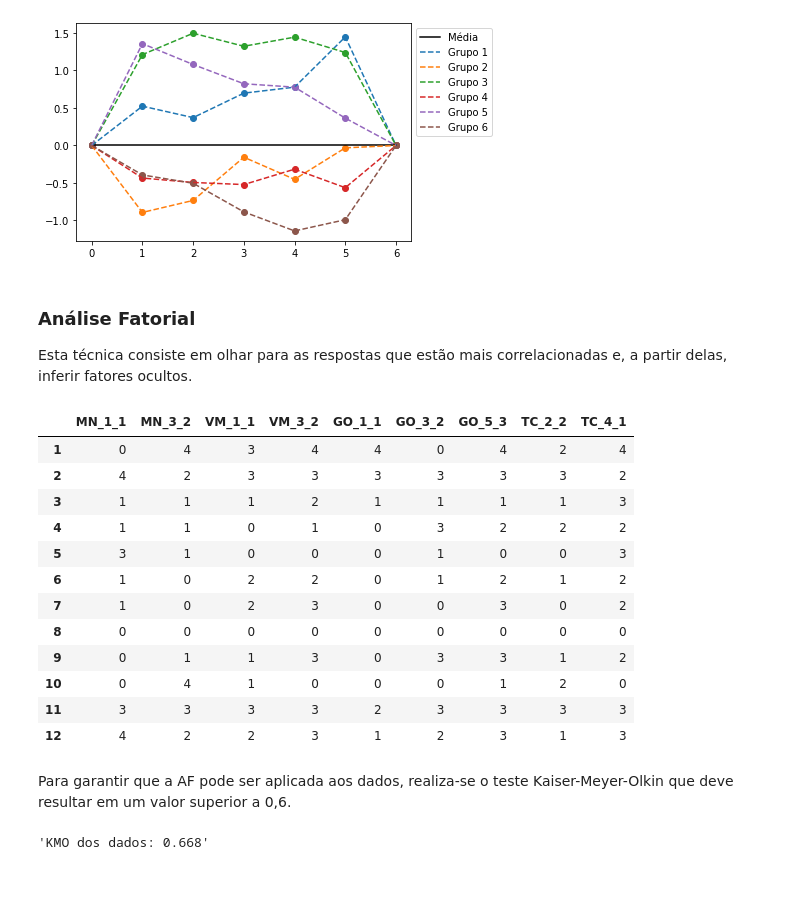
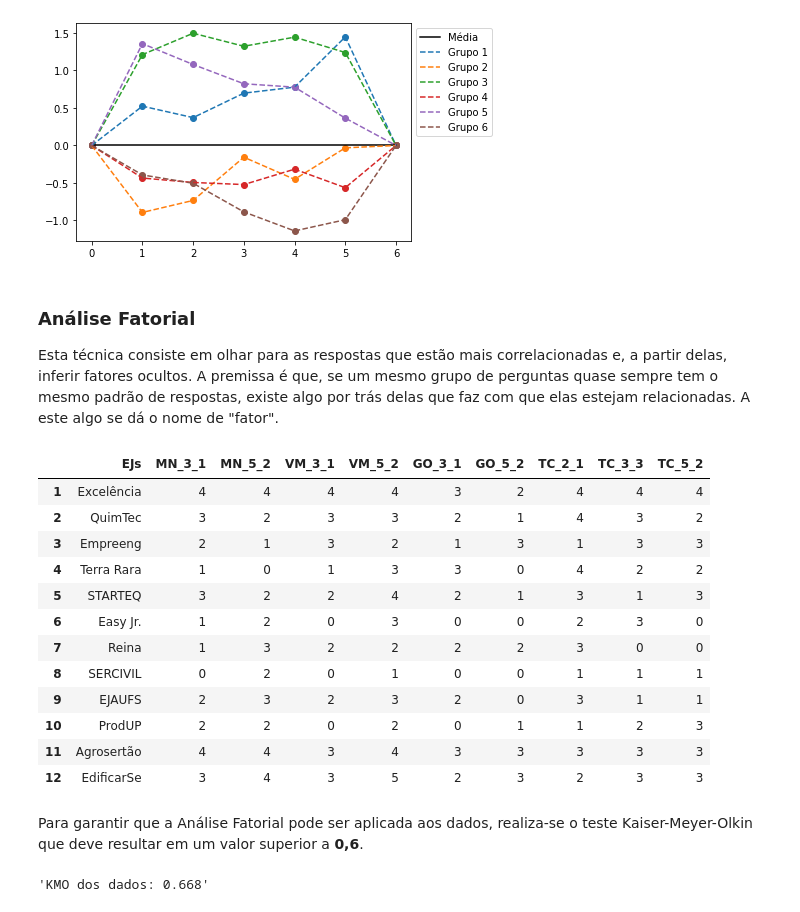
Before and after one commit to gustavomello9600/clusters, a Jupyter notebook: Dores das EJs.ipynb, the cells around one changed output. Cells and saved outputs as stored; diff of their text form; code cells hidden in the pictures; blank space fills up the shorter version.

```diff
--- a/Dores das EJs.ipynb
+++ b/Dores das EJs.ipynb
@@ -605,32 +608,29 @@ plt.legend(["Média"] + ["Grupo {}".format(i) for i in range(1, 6 + 1)], bbox_to
 # %% [markdown]
 ### Análise Fatorial
 
-Esta técnica consiste em olhar para as respostas que estão mais correlacionadas e, a partir delas, inferir fatores ocultos.
+Esta técnica consiste em olhar para as respostas que estão mais correlacionadas e, a partir delas, inferir fatores ocultos. A premissa é que, se um mesmo grupo de perguntas quase sempre tem o mesmo padrão de respostas, existe algo por trás delas que faz com que elas estejam relacionadas. A este algo se dá o nome de "fator".
 # %%
 #Importa do R os dados não processados
 %R -o entrada
 
-#Elimina a coluna com o nome das EJs
-entrada.drop(columns=["EJs"], inplace=True)
-
 #Mostra um recorte da tabela original
 entrada.iloc[:, ::5]
 # %% [output]
-|  | MN_1_1 | MN_3_2 | VM_1_1 | VM_3_2 | GO_1_1 | GO_3_2 | GO_5_3 | TC_2_2 | TC_4_1 |
-| 1 | 0 | 4 | 3 | 4 | 4 | 0 | 4 | 2 | 4 |
-| 2 | 4 | 2 | 3 | 3 | 3 | 3 | 3 | 3 | 2 |
-| 3 | 1 | 1 | 1 | 2 | 1 | 1 | 1 | 1 | 3 |
-| 4 | 1 | 1 | 0 | 1 | 0 | 3 | 2 | 2 | 2 |
-| 5 | 3 | 1 | 0 | 0 | 0 | 1 | 0 | 0 | 3 |
-| 6 | 1 | 0 | 2 | 2 | 0 | 1 | 2 | 1 | 2 |
-| 7 | 1 | 0 | 2 | 3 | 0 | 0 | 3 | 0 | 2 |
-| 8 | 0 | 0 | 0 | 0 | 0 | 0 | 0 | 0 | 0 |
-| 9 | 0 | 1 | 1 | 3 | 0 | 3 | 3 | 1 | 2 |
-| 10 | 0 | 4 | 1 | 0 | 0 | 0 | 1 | 2 | 0 |
-| 11 | 3 | 3 | 3 | 3 | 2 | 3 | 3 | 3 | 3 |
-| 12 | 4 | 2 | 2 | 3 | 1 | 2 | 3 | 1 | 3 |
+|  | EJs | MN_3_1 | MN_5_2 | VM_3_1 | VM_5_2 | GO_3_1 | GO_5_2 | TC_2_1 | TC_3_3 | TC_5_2 |
+| 1 | Excelência | 4 | 4 | 4 | 4 | 3 | 2 | 4 | 4 | 4 |
+| 2 | QuimTec | 3 | 2 | 3 | 3 | 2 | 1 | 4 | 3 | 2 |
+| 3 | Empreeng | 2 | 1 | 3 | 2 | 1 | 3 | 1 | 3 | 3 |
+| 4 | Terra Rara | 1 | 0 | 1 | 3 | 3 | 0 | 4 | 2 | 2 |
+| 5 | STARTEQ | 3 | 2 | 2 | 4 | 2 | 1 | 3 | 1 | 3 |
+| 6 | Easy Jr. | 1 | 2 | 0 | 3 | 0 | 0 | 2 | 3 | 0 |
+| 7 | Reina | 1 | 3 | 2 | 2 | 2 | 2 | 3 | 0 | 0 |
+| 8 | SERCIVIL | 0 | 2 | 0 | 1 | 0 | 0 | 1 | 1 | 1 |
+| 9 | EJAUFS | 2 | 3 | 2 | 3 | 2 | 0 | 3 | 1 | 1 |
+| 10 | ProdUP | 2 | 2 | 0 | 2 | 0 | 1 | 1 | 2 | 3 |
+| 11 | Agrosertão | 4 | 4 | 3 | 4 | 3 | 3 | 3 | 3 | 3 |
+| 12 | EdificarSe | 3 | 4 | 3 | 5 | 2 | 3 | 2 | 3 | 3 |
 # %% [markdown]
-Para garantir que a AF pode ser aplicada aos dados, realiza-se o teste Kaiser-Meyer-Olkin que deve resultar em um valor superior a 0,6.
+Para garantir que a Análise Fatorial pode ser aplicada aos dados, realiza-se o teste Kaiser-Meyer-Olkin que deve resultar em um valor superior a **0,6**.
 # %%
 #Prepara os dados para análise
 dados = pd.concat([entrada]*100)
```
Also changed, not shown: parts of 39 cells of this notebook.
